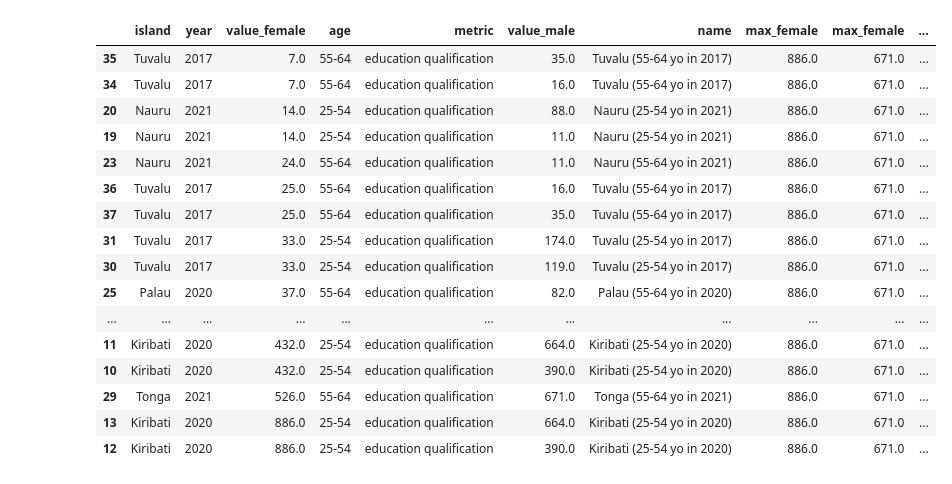
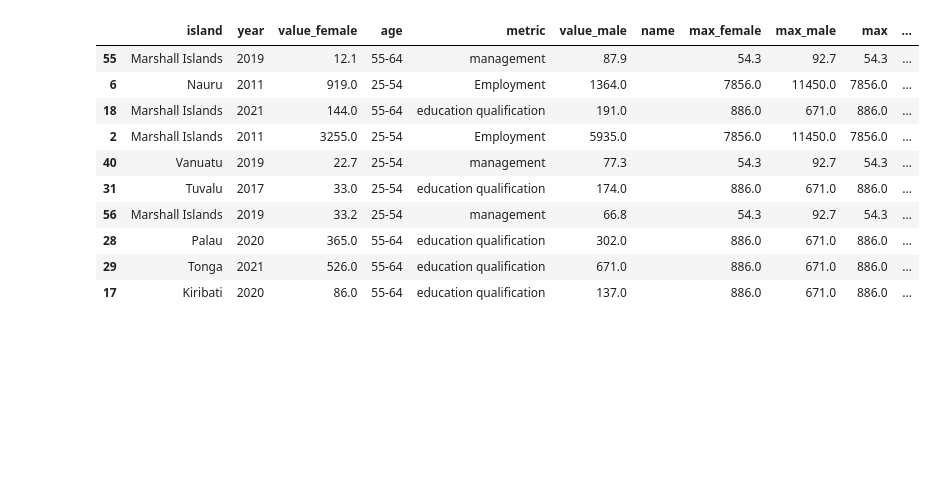
Before and after one commit to JosephBARBIERDARNAL/pacific-data-challenge, a Jupyter notebook: chart.ipynb, the cells around one changed output. Cells and saved outputs as stored; diff of their text form; code cells hidden in the pictures; blank space fills up the shorter version.

```diff
--- a/chart.ipynb
+++ b/chart.ipynb
@@ -4,8 +4,13 @@ import matplotlib.pyplot as plt
 import numpy as np
 from highlight_text import fig_text
 from pyfonts import load_font
+from pypalettes import get_hex
 from utils import add_labels, get_label_rotation
 from mpl_toolkits.axes_grid1.inset_locator import inset_axes
+from matplotlib.textpath import TextPath
+from matplotlib.patches import PathPatch
+from matplotlib.transforms import Affine2D
+from drawarrow import fig_arrow
 
 df1 = pd.read_csv("data/employment.csv")
 df1.drop(columns="disability", inplace=True)
@@ -41,50 +46,47 @@ df2 = df2[df2["value"] < 1000]
 df2_female = df2[df2["sex"]=="Female"]
 df2_male = df2[df2["sex"]=="Male"]
 df2 = df2_female.merge(
     df2_male,
     left_on=["island", "year", "age", "level", "metric"],
     right_on=["island", "year", "age", "level", "metric"],
     how="inner",
     suffixes=("_female", "_male")
 )
 
 df3 = pd.read_csv("data/management-position.csv")
 df3.drop(columns="categories", inplace=True)
 df3["metric"] = "management"
 df3.rename(columns={
     "share_female_lead": "value"
 }, inplace=True)
 df3["value_male"] = 100 - df3["value"]
 df3.rename(columns={"value": "value_female"}, inplace=True)
 
 df = pd.concat([df1, df2, df3])
 df.drop(columns=["sex_male", "sex_female", "level"], inplace=True)
 df.replace("Micronesia (Federated States of)", "Micronesia", inplace=True)
 df["name"] = df["island"]+" ("+df["age"]+" yo in "+df["year"].astype(str)+")"
+df["name"] = ""
 
 max_per_metric = df.groupby("metric")[["value_female", "value_male"]].max().reset_index()
-max_per_metric.columns = ["metric", "max_female", "max_female"]
+max_per_metric.columns = ["metric", "max_female", "max_male"]
 df = df.merge(max_per_metric, on="metric")
 df["max"] = df[['max_female', 'max_female']].max(axis=1)
 df["value_female_scaled"] = df["value_female"]/df["max"]*50
 df["value_male_scaled"] = df["value_male"]/df["max"]*50
-df.sort_values(by=["metric", "island"], inplace=True)
-df[df["metric"]=="education qualification"].sort_values("value_female_scaled")
+
+df["padding"] = df[["value_female_scaled", "value_male_scaled"]].max(axis=1) * 0.1
+df.sort_values(by=["metric", "island", "age", "year"], inplace=True)
+df.sample(10)
 # %% [output]
-|  | island | year | value_female | age | metric | value_male | name | max_female | max_female | ... |
-| 35 | Tuvalu | 2017 | 7.0 | 55-64 | education qualification | 35.0 | Tuvalu (55-64 yo in 2017) | 886.0 | 671.0 | ... |
-| 34 | Tuvalu | 2017 | 7.0 | 55-64 | education qualification | 16.0 | Tuvalu (55-64 yo in 2017) | 886.0 | 671.0 | ... |
-| 20 | Nauru | 2021 | 14.0 | 25-54 | education qualification | 88.0 | Nauru (25-54 yo in 2021) | 886.0 | 671.0 | ... |
-| 19 | Nauru | 2021 | 14.0 | 25-54 | education qualification | 11.0 | Nauru (25-54 yo in 2021) | 886.0 | 671.0 | ... |
-| 23 | Nauru | 2021 | 24.0 | 55-64 | education qualification | 11.0 | Nauru (55-64 yo in 2021) | 886.0 | 671.0 | ... |
-| 36 | Tuvalu | 2017 | 25.0 | 55-64 | education qualification | 16.0 | Tuvalu (55-64 yo in 2017) | 886.0 | 671.0 | ... |
-| 37 | Tuvalu | 2017 | 25.0 | 55-64 | education qualification | 35.0 | Tuvalu (55-64 yo in 2017) | 886.0 | 671.0 | ... |
-| 31 | Tuvalu | 2017 | 33.0 | 25-54 | education qualification | 174.0 | Tuvalu (25-54 yo in 2017) | 886.0 | 671.0 | ... |
-| 30 | Tuvalu | 2017 | 33.0 | 25-54 | education qualification | 119.0 | Tuvalu (25-54 yo in 2017) | 886.0 | 671.0 | ... |
-| 25 | Palau | 2020 | 37.0 | 55-64 | education qualification | 82.0 | Palau (55-64 yo in 2020) | 886.0 | 671.0 | ... |
-| ... | ... | ... | ... | ... | ... | ... | ... | ... | ... | ... |
-| 11 | Kiribati | 2020 | 432.0 | 25-54 | education qualification | 664.0 | Kiribati (25-54 yo in 2020) | 886.0 | 671.0 | ... |
-| 10 | Kiribati | 2020 | 432.0 | 25-54 | education qualification | 390.0 | Kiribati (25-54 yo in 2020) | 886.0 | 671.0 | ... |
-| 29 | Tonga | 2021 | 526.0 | 55-64 | education qualification | 671.0 | Tonga (55-64 yo in 2021) | 886.0 | 671.0 | ... |
-| 13 | Kiribati | 2020 | 886.0 | 25-54 | education qualification | 664.0 | Kiribati (25-54 yo in 2020) | 886.0 | 671.0 | ... |
-| 12 | Kiribati | 2020 | 886.0 | 25-54 | education qualification | 390.0 | Kiribati (25-54 yo in 2020) | 886.0 | 671.0 | ... |
+|  | island | year | value_female | age | metric | value_male | name | max_female | max_male | max | ... |
+| 55 | Marshall Islands | 2019 | 12.1 | 55-64 | management | 87.9 |  | 54.3 | 92.7 | 54.3 | ... |
+| 6 | Nauru | 2011 | 919.0 | 25-54 | Employment | 1364.0 |  | 7856.0 | 11450.0 | 7856.0 | ... |
+| 18 | Marshall Islands | 2021 | 144.0 | 55-64 | education qualification | 191.0 |  | 886.0 | 671.0 | 886.0 | ... |
+| 2 | Marshall Islands | 2011 | 3255.0 | 25-54 | Employment | 5935.0 |  | 7856.0 | 11450.0 | 7856.0 | ... |
+| 40 | Vanuatu | 2019 | 22.7 | 25-54 | management | 77.3 |  | 54.3 | 92.7 | 54.3 | ... |
+| 31 | Tuvalu | 2017 | 33.0 | 25-54 | education qualification | 174.0 |  | 886.0 | 671.0 | 886.0 | ... |
+| 56 | Marshall Islands | 2019 | 33.2 | 25-54 | management | 66.8 |  | 54.3 | 92.7 | 54.3 | ... |
+| 28 | Palau | 2020 | 365.0 | 55-64 | education qualification | 302.0 |  | 886.0 | 671.0 | 886.0 | ... |
+| 29 | Tonga | 2021 | 526.0 | 55-64 | education qualification | 671.0 |  | 886.0 | 671.0 | 886.0 | ... |
+| 17 | Kiribati | 2020 | 86.0 | 55-64 | education qualification | 137.0 |  | 886.0 | 671.0 | 886.0 | ... |
```
Also changed, not shown: parts of 2 cells of this notebook, 4 other files.
